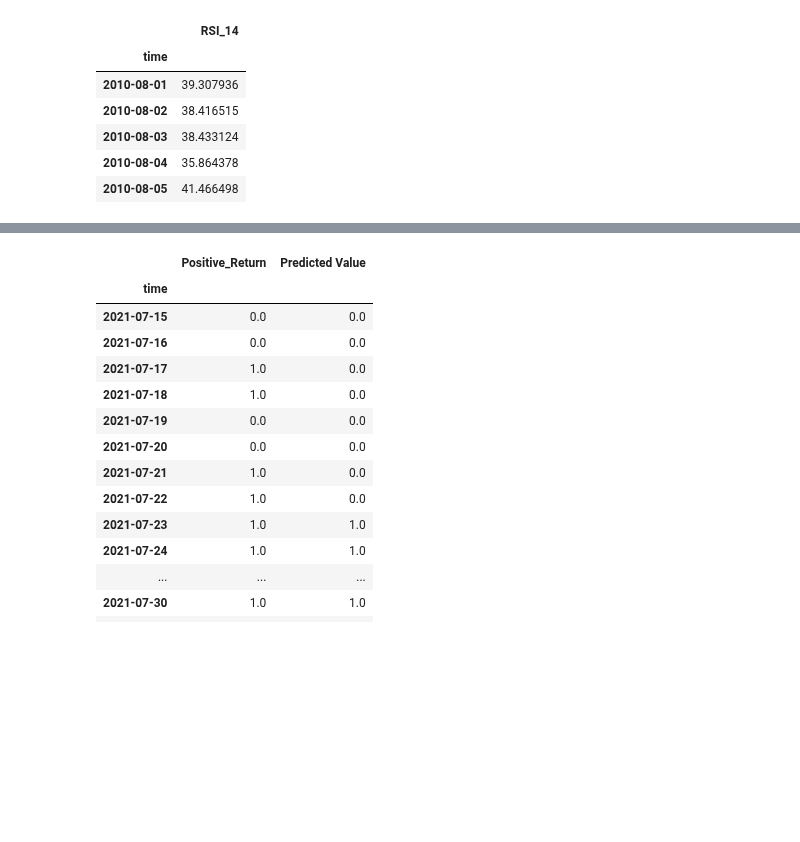
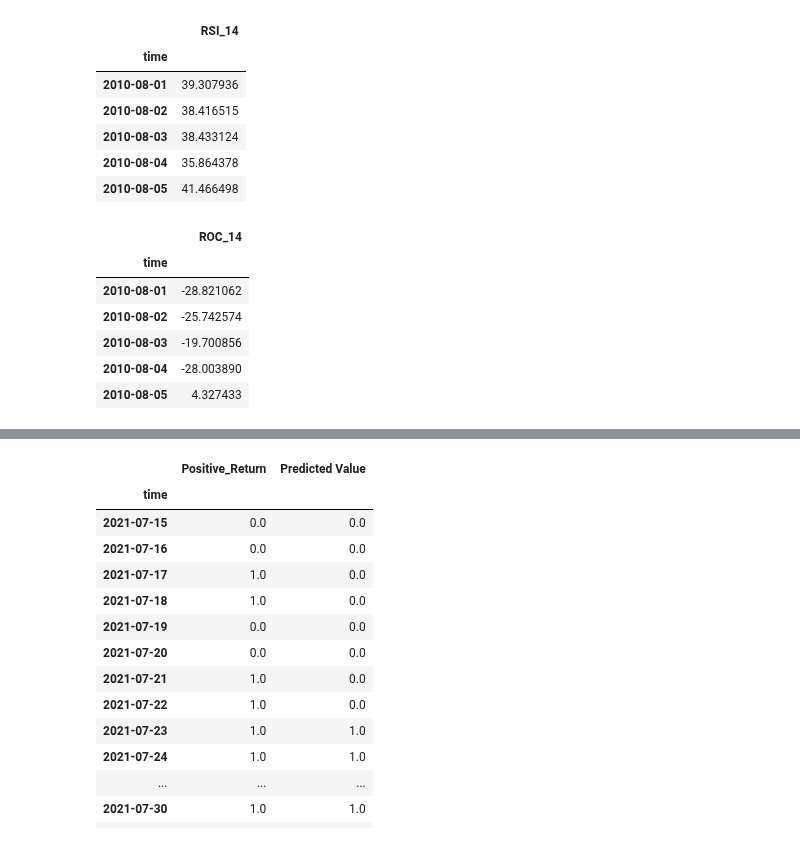
Before and after one commit to dbogatic/crypto-analysis, a Jupyter notebook: btc_price_direction.ipynb, the cells around one changed output, grey strips where cells are left out. Drawn from its saved outputs; the diff is of its cells as text; code cells hidden in the pictures; blank space fills up the shorter version.

```diff
--- a/btc_price_direction.ipynb
+++ b/btc_price_direction.ipynb
@@ -127,3 +127,15 @@ rsi_btc.head()
 | 2010-08-03 | 38.433124 |
 | 2010-08-04 | 35.864378 |
 | 2010-08-05 | 41.466498 |
+# %%
+# Read in momentum ROC data
+roc_btc = pd.read_csv('/Users/draganbogatic/Documents/Fin_Tech/crypto-analysis/resources/roc_btc.csv', parse_dates=True, index_col='time')
+roc_btc.head()
+# %% [output]
+|  | ROC_14 |
+| time |  |
+| 2010-08-01 | -28.821062 |
+| 2010-08-02 | -25.742574 |
+| 2010-08-03 | -19.700856 |
+| 2010-08-04 | -28.003890 |
+| 2010-08-05 | 4.327433 |
```
Also changed, not shown: parts of 11 cells of this notebook, 17 other files.
